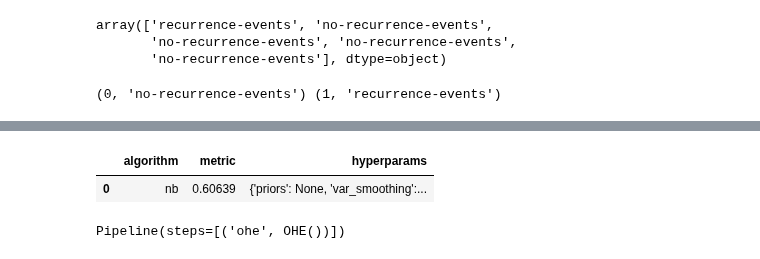
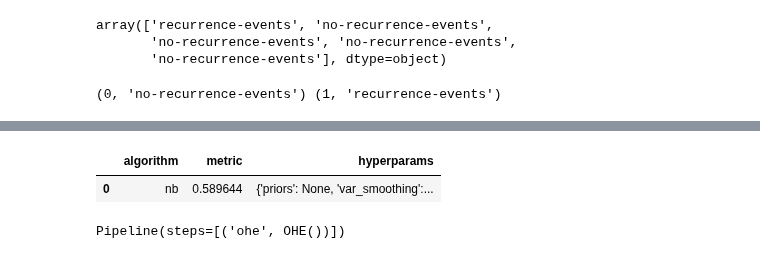
Before and after one commit to George713/pytelligence, a Jupyter notebook: main.ipynb, the cells around one changed output, grey strips where cells are left out. Cells and saved outputs as stored; diff of their text form; code cells hidden in the pictures.

```diff
--- a/main.ipynb
+++ b/main.ipynb
@@ -121,7 +115,7 @@ compare_df_tune, model_list, opt_history_dict = (
                setup=setup,
                include=["lr", "nb"],
                optimize="f1",
-               n_trials=5,
+               n_trials=10,
                return_models=True,
         )
 )
@@ -185,7 +177,7 @@ compare_df_final, model_list, opt_history_dict = (
                setup=setup,
                include=["nb"],
                optimize="f1",
-               n_trials=50,
+               n_trials=20,
                feature_list=best_feature_list,
                return_models=True,
         )
@@ -212,5 +204,5 @@ compare_df_final
 |  | algorithm | metric | hyperparams |
-| 0 | nb | 0.60639 | {'priors': None, 'var_smoothing':... |
+| 0 | nb | 0.589644 | {'priors': None, 'var_smoothing':... |
 # %%
 setup.prep_pipe
 # %% [output]
```
Also changed, not shown: parts of 8 cells of this notebook, 2 other files.
